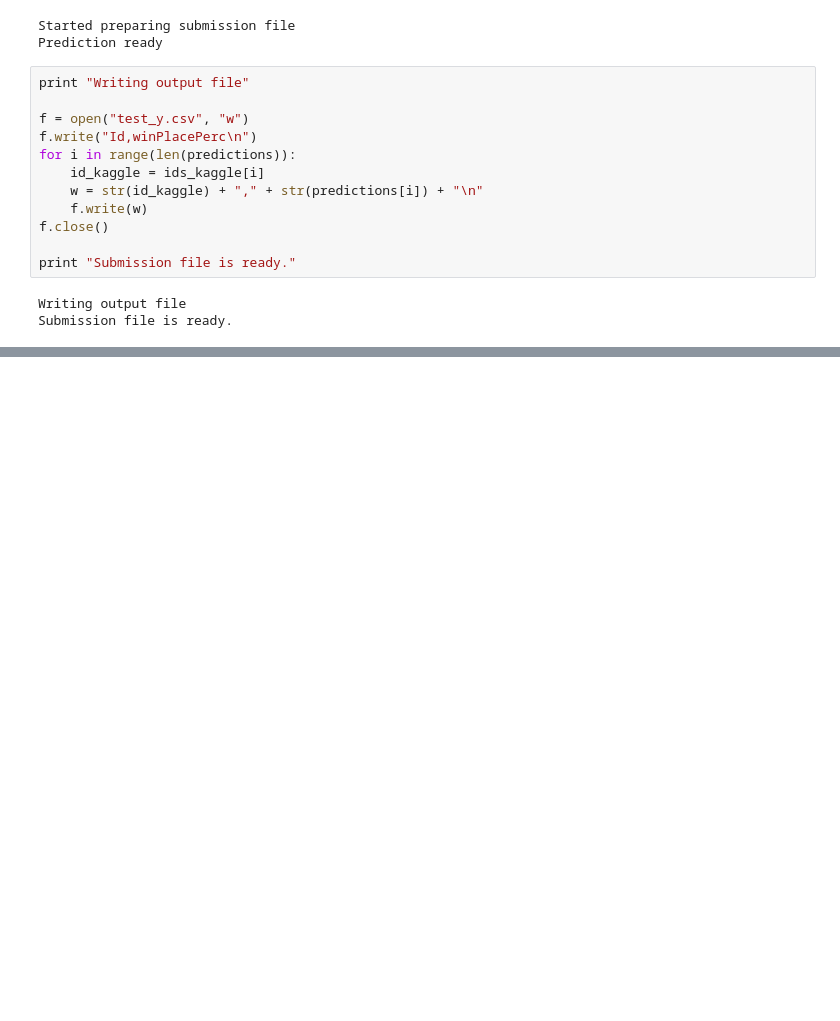
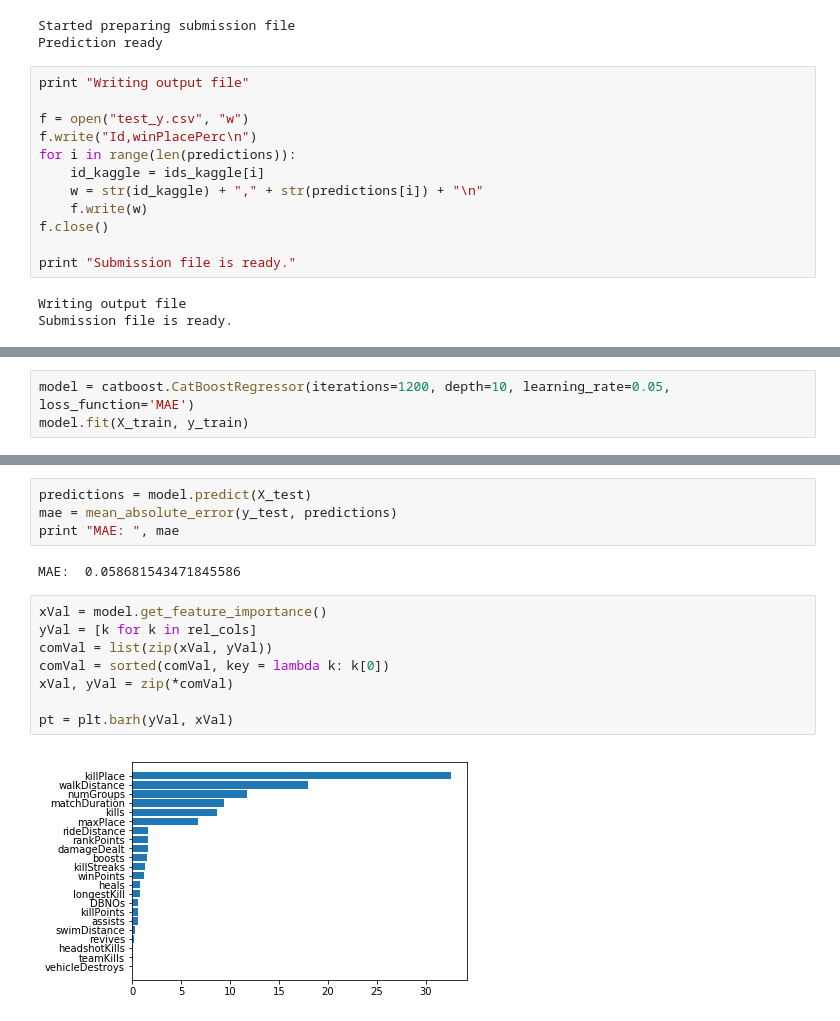
Before and after one commit to vince1114/PUBG_PREDICTION, a Jupyter notebook: main.ipynb, the cells around one changed output, grey strips where cells are left out. Drawn from its saved outputs; the diff is of its cells as text; blank space fills up the shorter version.

```diff
--- a/main.ipynb
+++ b/main.ipynb
@@ -267,0 +285,3 @@ Submission file is ready.
+# %%
+model = catboost.CatBoostRegressor(iterations=1200, depth=10, learning_rate=0.05, loss_function='MAE')
+model.fit(X_train, y_train)
@@ -267,0 +307,16 @@ Submission file is ready.
+# %%
+predictions = model.predict(X_test)
+mae = mean_absolute_error(y_test, predictions)
+print "MAE: ", mae
+# %% [output]
+MAE:  0.058681543471845586
+# %%
+xVal = model.get_feature_importance()
+yVal = [k for k in rel_cols]
+comVal = list(zip(xVal, yVal))
+comVal = sorted(comVal, key = lambda k: k[0])
+xVal, yVal = zip(*comVal)
+
+pt = plt.barh(yVal, xVal)
+# %% [output]
+[figure, added]
```
Also changed, not shown: parts of 6 cells of this notebook.
